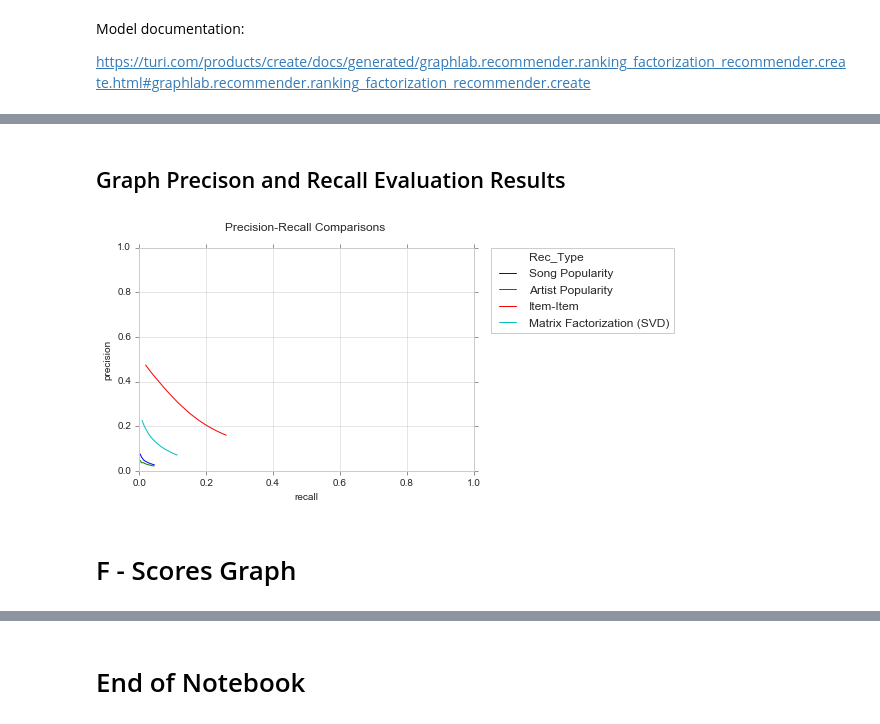
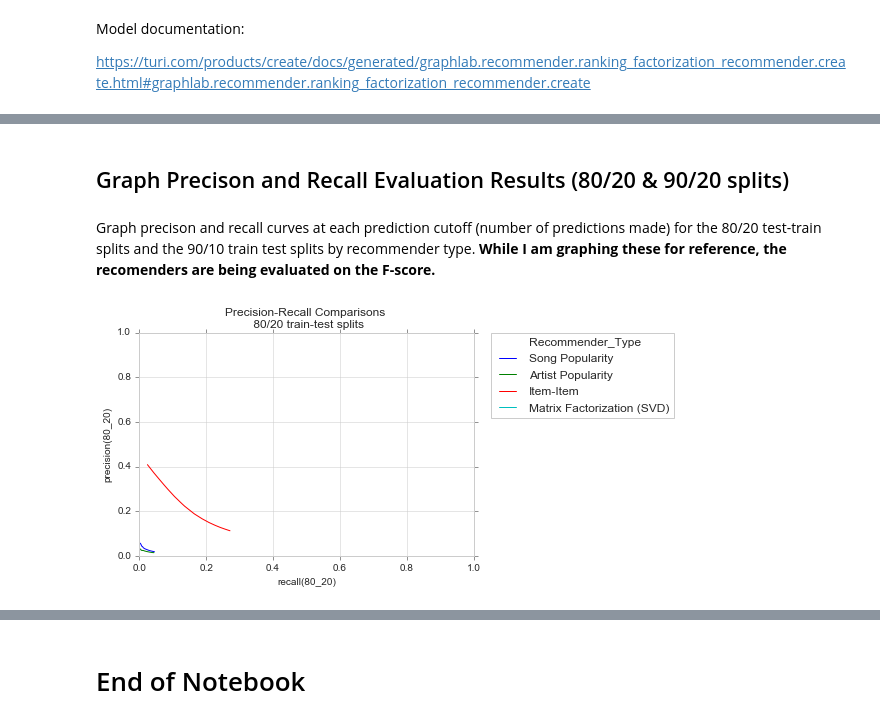
Before and after one commit to IvetteMTapia/Capstone1_Songs-Recommender_System, a Jupyter notebook: Recommender System.ipynb, the cells around one changed output, grey strips where cells are left out. Saved outputs shown, nothing was run; the diff lists cells and outputs as text; code cells hidden in the pictures.

```diff
--- a/Recommender System.ipynb
+++ b/Recommender System.ipynb
@@ -829,0 +1199,8 @@ precision_recall_overall['FP_Rate'] = precision_recall_overall['False_Positives'
+# %%
+eval_song_pop = sf_eval_song_pop1.join(sf_eval_song_pop2, on = 'cutoff', how='inner')
+
+eval_artist_pop = sf_eval_artist_pop1.join(sf_eval_artist_pop2, on = 'cutoff', how='inner')
+
+eval_item = sf_eval_item1.join(sf_eval_item2, on = 'cutoff', how='inner')
+
+eval_matfac = sf_eval_matfact2.join(sf_eval_matfact2, on = 'cutoff', how='inner')
@@ -829,0 +1211,8 @@ precision_recall_overall['FP_Rate'] = precision_recall_overall['False_Positives'
+# %%
+pres_recall1 = eval_song_pop.add_column(c_songpop, name='Recommender_Type').to_dataframe()
+
+pres_recall2 = eval_artist_pop.add_column(c_artpop, name='Recommender_Type').to_dataframe()
+
+pres_recall3 = eval_item.add_column(c_item, name='Recommender_Type').to_dataframe()
+
+pres_recall4 = eval_matfac.add_column(c_matfact, name='Recommender_Type').to_dataframe()
@@ -830,3 +1254,9 @@ precision_recall_overall['FP_Rate'] = precision_recall_overall['False_Positives'
+# %%
+precision_recall_overall['FScore_80_20'] = 2*((precision_recall_overall['precision(80_20)'] * precision_recall_overall['recall(80_20)'])/
+                                             (precision_recall_overall['precision(80_20)'] + precision_recall_overall['recall(80_20)']))
+# %%
+precision_recall_overall['FScore_90_10'] = 2*((precision_recall_overall['precision(90_10)'] * precision_recall_overall['recall(90_10)'])/
+                                             (precision_recall_overall['precision(90_10)'] + precision_recall_overall['recall(90_10)']))
 # %%
 precision_recall_overall.head()
 # %% [output]
@@ -839,24 +1269,26 @@ precision_recall_overall.head()
 # %% [markdown]
-## Graph Precison and Recall Evaluation Results
+## Graph Precison and Recall Evaluation Results (80/20 & 90/20 splits)
+# %% [markdown]
+Graph precison and recall curves at each prediction cutoff (number of predictions made) for the 80/20 test-train splits and the 90/10 train test splits by recommender type. **While I am graphing these for reference, the recomenders are being evaluated on the F-score.**
 # %%
+#Graph precison and recall curves of the 80/20 train-test splits.
+
 %matplotlib inline
 
 sns.set_style("whitegrid")
 
 sns.despine()
 
-sns.lineplot(x='recall', y='precision', data = precision_recall_overall,
-             hue='Rec_Type', markers=True)
+sns.lineplot(x='recall(80_20)', y='precision(80_20)', data = precision_recall_overall,
+             hue='Recommender_Type', markers=True)
 
-plt.title('Precision-Recall Comparisons \n')
+plt.title('Precision-Recall Comparisons \n 80/20 train-test splits')
 
 plt.legend(bbox_to_anchor=(1.05, 1), loc=2, borderaxespad=0.)
 
 plt.xticks(np.arange(0, 1.2, step=0.2))
 plt.yticks(np.arange(0, 1.2, step=0.2))
 
 plt.show()
 # %% [output]
-[figure, old version]
+[figure, new version]
-# %% [markdown]
-# F - Scores Graph
```
Also changed, not shown: parts of 221 cells of this notebook.
